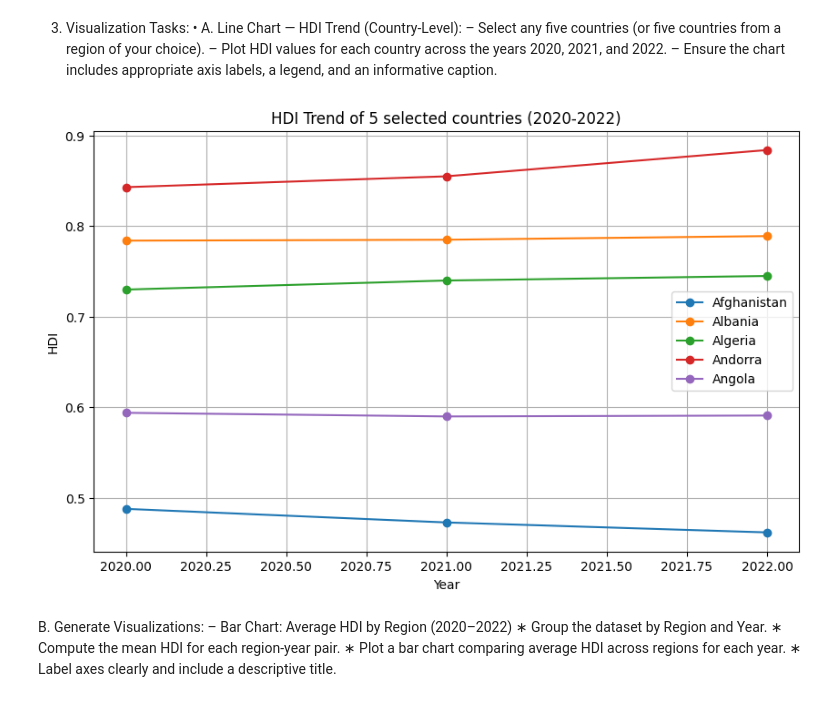
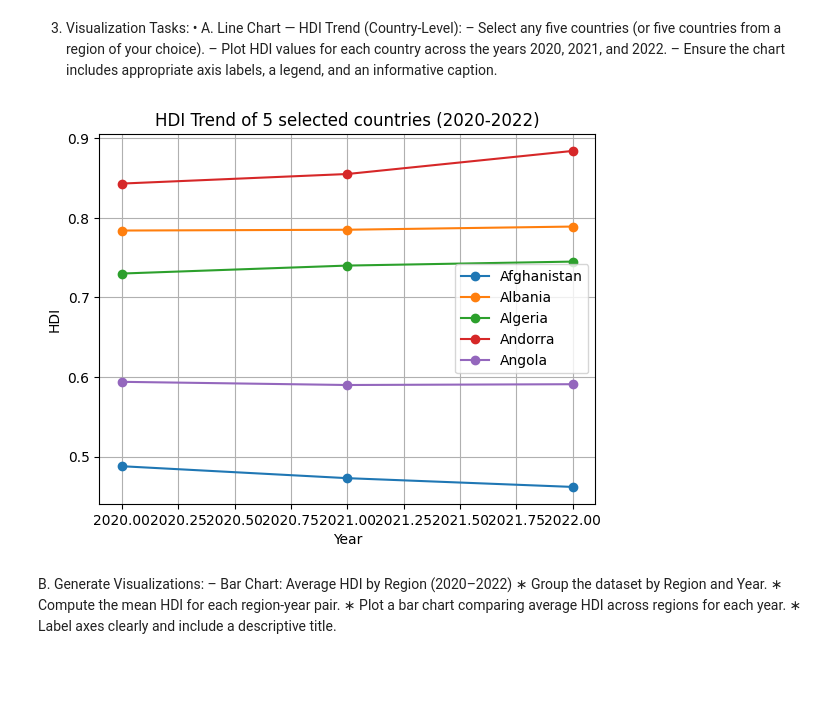
Before and after one commit to Pritija11/Assignment-I, a Jupyter notebook: 2462345_PRITIJA_GHISING.ipynb, the cells around one changed output. Drawn from its saved outputs; the diff is of its cells as text; code cells hidden in the pictures; blank space fills up the shorter version.

```diff
--- a/2462345_PRITIJA_GHISING.ipynb
+++ b/2462345_PRITIJA_GHISING.ipynb
@@ -487,27 +465,28 @@ Rows after dropping: 439
 # %%
 # line chart
 import matplotlib.pyplot as plt
 # selecting any 5 countries
 countries = ['Afghanistan', 'Albania', 'Algeria', 'Andorra', 'Angola']
 hdi_countries_df = hdi_problem1B_df[hdi_problem1B_df["country"].isin(countries)]
 
 # plotting HDI trends
 
-plt.figure(figsize=(10,6))
+plt.figure()
 
 for country in countries:
   selected_countries = hdi_countries_df[hdi_countries_df["country"] == country]
   plt.plot(selected_countries["year"], selected_countries["hdi"], marker='o',
            label=country)
 
 plt.xlabel("Year")
 plt.ylabel("HDI")
 plt.title("HDI Trend of 5 selected countries (2020-2022)")
 plt.legend()
 plt.grid(True)
+plt.savefig("plot1.png")
 plt.show()
 # %% [output]
-[figure, old version]
+[figure, new version]
 # %% [markdown]
 B. Generate Visualizations:
 – Bar Chart: Average HDI by Region (2020–2022)
```
Also changed, not shown: parts of 19 cells of this notebook.
